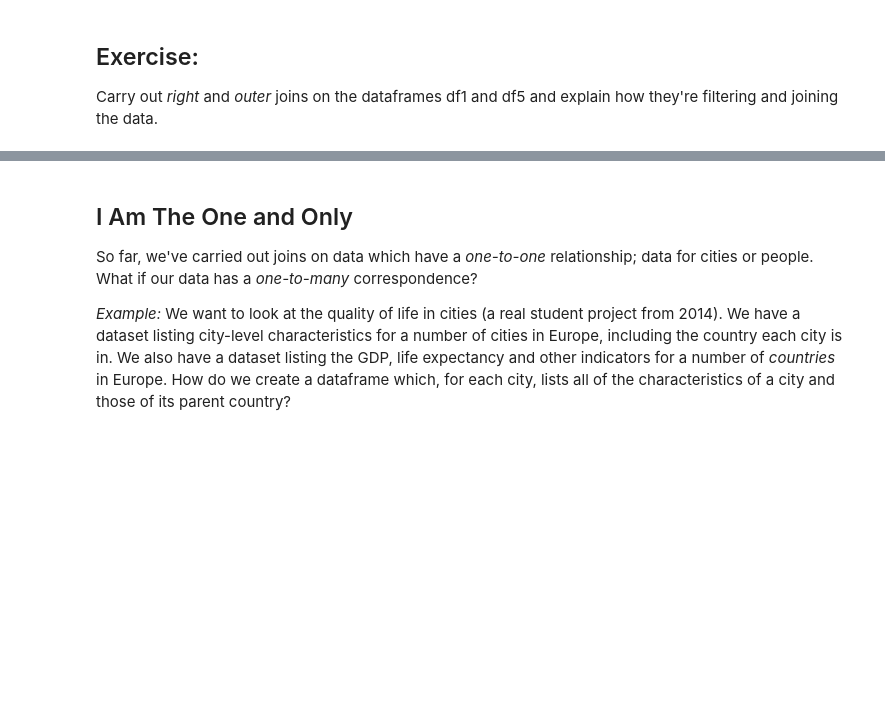
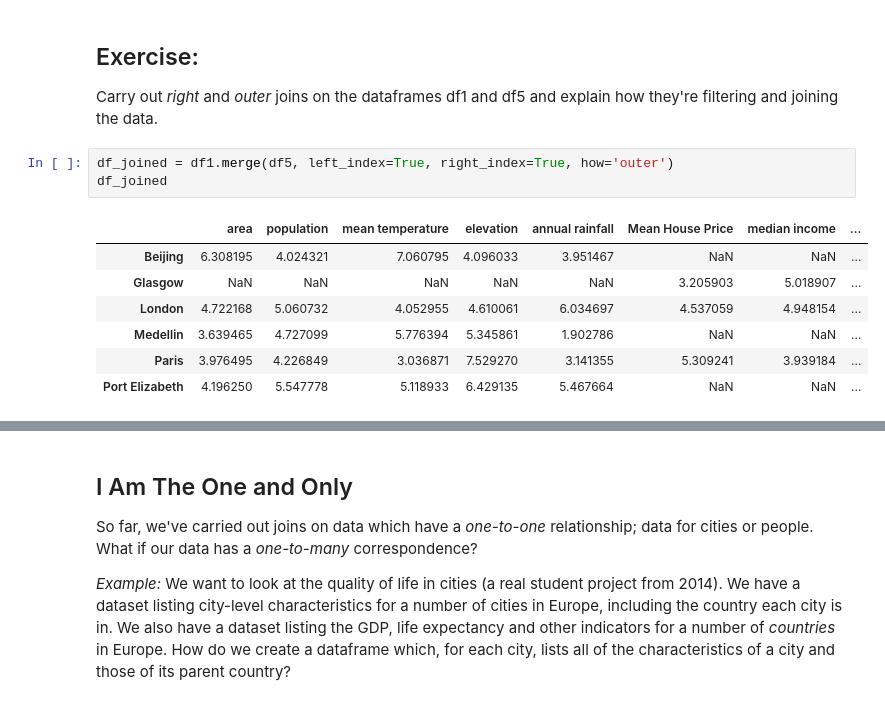
Before and after one commit to annagooding/QM2-2024, a Jupyter notebook: notebooks/W06. Merging and Joining.ipynb, the cells around one changed output, grey strips where cells are left out. Saved outputs shown, nothing was run; the diff lists cells and outputs as text; blank space fills up the shorter version.

```diff
--- a/notebooks/W06. Merging and Joining.ipynb
+++ b/notebooks/W06. Merging and Joining.ipynb
@@ -355,3 +364,14 @@ As we see, the missing data appears as **NaN** - Not a Number.
 ## Exercise:
 
 Carry out *right* and *outer* joins on the dataframes df1 and df5 and explain how they're filtering and joining the data.
+# %%
+df_joined = df1.merge(df5, left_index=True, right_index=True, how='outer')
+df_joined
+# %% [output]
+|  | area | population | mean temperature | elevation | annual rainfall | Mean House Price | median income | ... |
+| Beijing | 6.308195 | 4.024321 | 7.060795 | 4.096033 | 3.951467 | NaN | NaN | ... |
+| Glasgow | NaN | NaN | NaN | NaN | NaN | 3.205903 | 5.018907 | ... |
+| London | 4.722168 | 5.060732 | 4.052955 | 4.610061 | 6.034697 | 4.537059 | 4.948154 | ... |
+| Medellin | 3.639465 | 4.727099 | 5.776394 | 5.345861 | 1.902786 | NaN | NaN | ... |
+| Paris | 3.976495 | 4.226849 | 3.036871 | 7.529270 | 3.141355 | 5.309241 | 3.939184 | ... |
+| Port Elizabeth | 4.196250 | 5.547778 | 5.118933 | 6.429135 | 5.467664 | NaN | NaN | ... |
```
Also changed, not shown: parts of 15 cells of this notebook.
